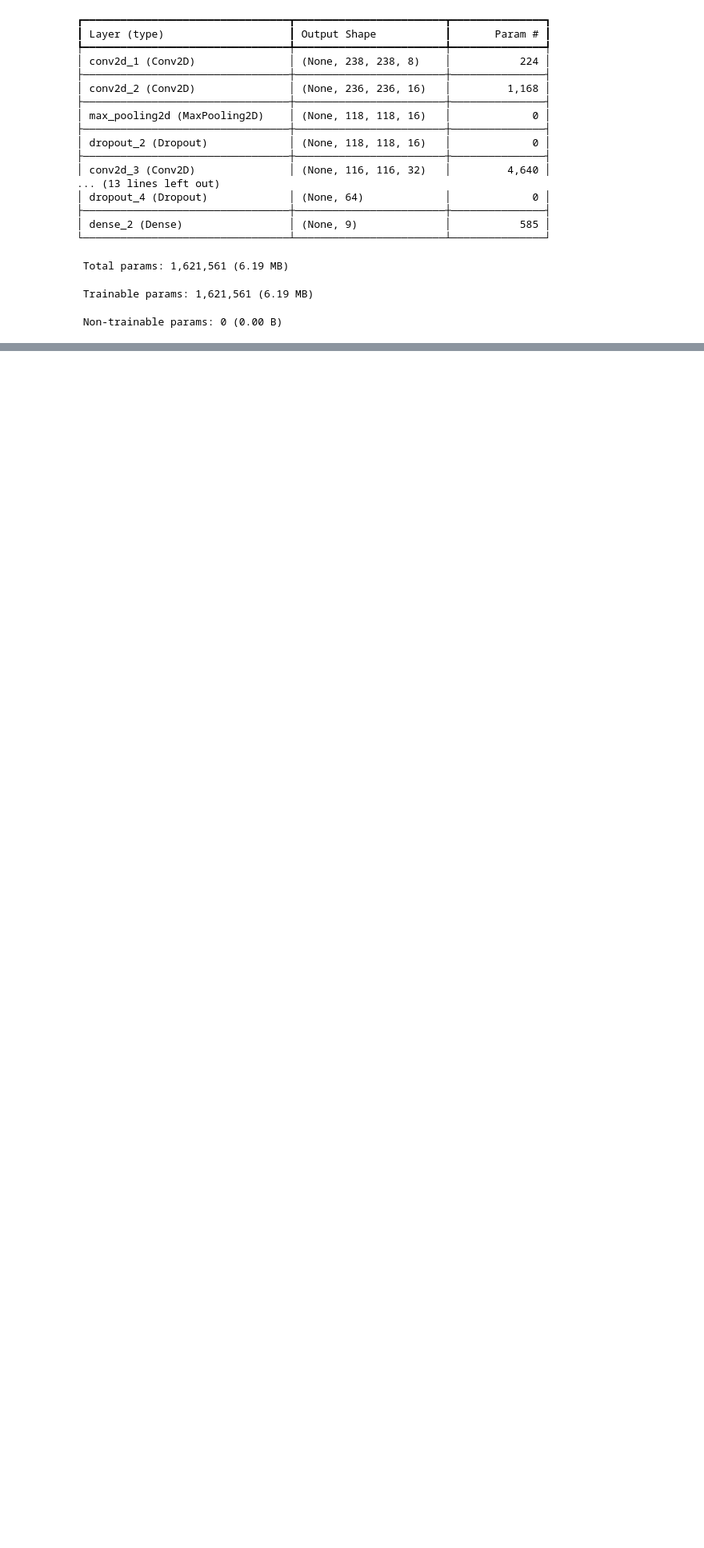
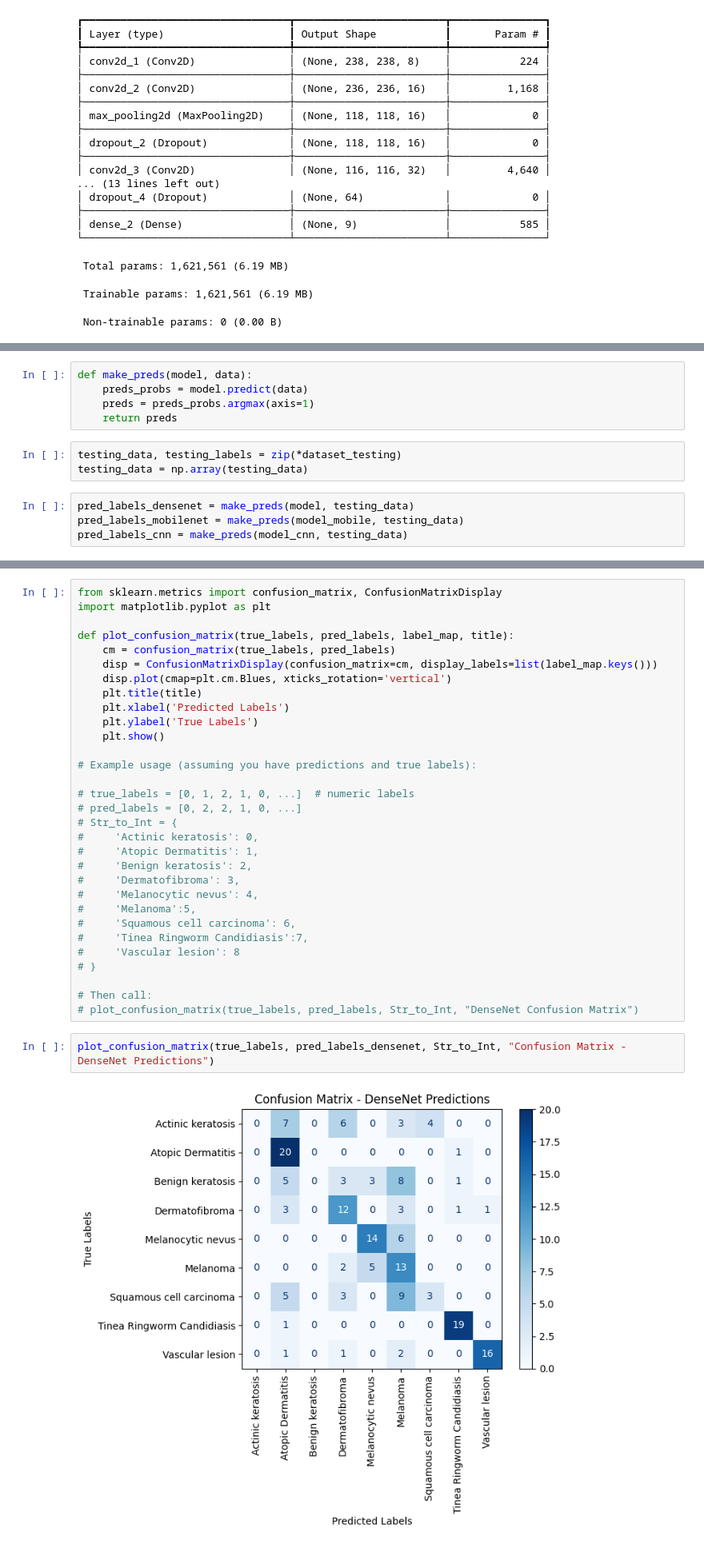
Before and after one commit to SandeshKhatiwada05/Skin-Disease-Detection-CNN--MobileNet-and-DenseNet, a Jupyter notebook: Flask Project/NoLibrarySkinDisease.ipynb, the cells around one changed output, grey strips where cells are left out. Shown at 80% size. Drawn from its saved outputs; the diff is of its cells as text; blank space fills up the shorter version.

```diff
--- a/Flask Project/NoLibrarySkinDisease.ipynb
+++ b/Flask Project/NoLibrarySkinDisease.ipynb
@@ -415,0 +648,12 @@ ValueError: Creating variables on a non-first call to a function decorated with
+# %%
+def make_preds(model, data):
+    preds_probs = model.predict(data)
+    preds = preds_probs.argmax(axis=1)
+    return preds
+# %%
+testing_data, testing_labels = zip(*dataset_testing)
+testing_data = np.array(testing_data)
+# %%
+pred_labels_densenet = make_preds(model, testing_data)
+pred_labels_mobilenet = make_preds(model_mobile, testing_data)
+pred_labels_cnn = make_preds(model_cnn, testing_data)
@@ -415,0 +664,35 @@ ValueError: Creating variables on a non-first call to a function decorated with
+# %%
+from sklearn.metrics import confusion_matrix, ConfusionMatrixDisplay
+import matplotlib.pyplot as plt
+
+def plot_confusion_matrix(true_labels, pred_labels, label_map, title):
+    cm = confusion_matrix(true_labels, pred_labels)
+    disp = ConfusionMatrixDisplay(confusion_matrix=cm, display_labels=list(label_map.keys()))
+    disp.plot(cmap=plt.cm.Blues, xticks_rotation='vertical')
+    plt.title(title)
+    plt.xlabel('Predicted Labels')
+    plt.ylabel('True Labels')
+    plt.show()
+
+# Example usage (assuming you have predictions and true labels):
+
+# true_labels = [0, 1, 2, 1, 0, ...]  # numeric labels
+# pred_labels = [0, 2, 2, 1, 0, ...]
+# Str_to_Int = {
+#     'Actinic keratosis': 0,
+#     'Atopic Dermatitis': 1,
+#     'Benign keratosis': 2,
+#     'Dermatofibroma': 3,
+#     'Melanocytic nevus': 4,
+#     'Melanoma':5,
+#     'Squamous cell carcinoma': 6,
+#     'Tinea Ringworm Candidiasis':7,
+#     'Vascular lesion': 8
+# }
+
+# Then call:
+# plot_confusion_matrix(true_labels, pred_labels, Str_to_Int, "DenseNet Confusion Matrix")
+# %%
+plot_confusion_matrix(true_labels, pred_labels_densenet, Str_to_Int, "Confusion Matrix - DenseNet Predictions")
+# %% [output]
+[figure, added]
```
Also changed, not shown: parts of 24 cells of this notebook, 2 other files.
